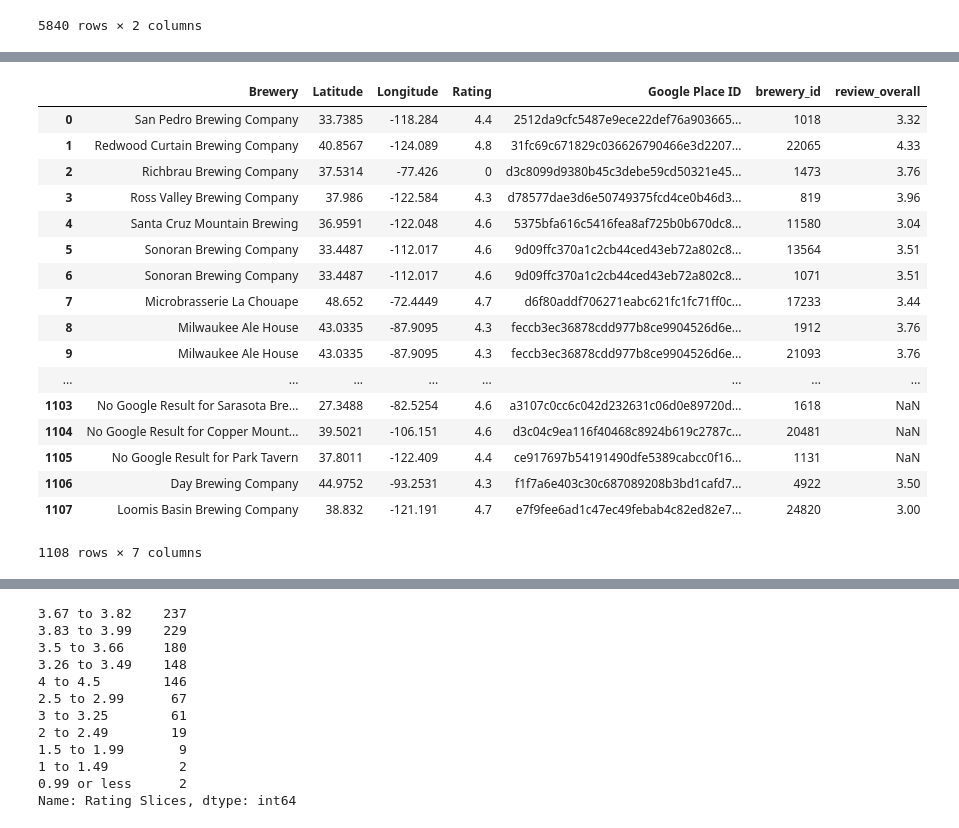
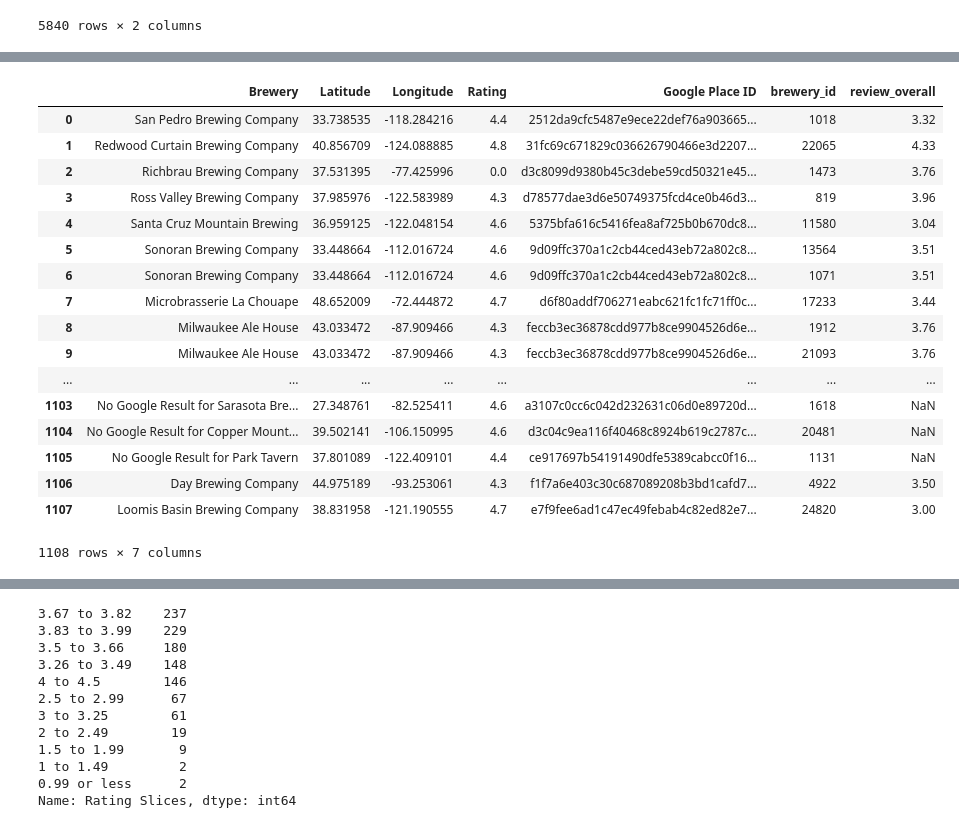
Before and after one commit to kreitlerj/Beer-Data-Project, a Jupyter notebook: Carlos Clean.ipynb, the cells around one changed output, grey strips where cells are left out. Saved outputs shown, nothing was run; the diff lists cells and outputs as text; code cells hidden in the pictures.

```diff
--- a/Carlos Clean.ipynb
+++ b/Carlos Clean.ipynb
@@ -358,0 +323,3 @@ google_df.to_csv('../beer_resources/google_df.csv')
+# %%
+google_df = pd.read_csv('../beer_resources/google_df.csv')
+google_df
@@ -359,4 +345,8 @@ google_df.to_csv('../beer_resources/google_df.csv')
 # %%
 google_df = google_df[~google_df['Latitude'].astype(str).str.contains('No Google Result')]
-google_df
+google_df = google_df.drop(columns='Unnamed: 0')
+google_df['Latitude'] = google_df.Latitude.astype(float)
+google_df['Longitude'] = google_df.Longitude.astype(float)
+google_df['Rating'] = google_df.Rating.astype(float)
+google_df.dtypes
 # %% [output]
@@ -403,28 +362,28 @@ final_google_df
 # %%
 us_df = final_google_df.loc[final_google_df['Latitude'] <= 49.3457868, :]
-us_df = us_df.loc[final_google_df['Latitude'] >= 24.7433195, :]
-us_df = us_df.loc[final_google_df['Longitude'] <= -66.9513812, :]
-us_df = us_df.loc[final_google_df['Longitude'] >= -124.7844079, :]
+us_df = us_df.loc[us_df['Latitude'] >= 24.7433195, :]
+us_df = us_df.loc[us_df['Longitude'] <= -66.9513812, :]
+us_df = us_df.loc[us_df['Longitude'] >= -124.7844079, :]
 us_df = pd.merge(us_df, average_rating_df, on='Brewery', how='left')
 us_df
 # %% [output]
 |  | Brewery | Latitude | Longitude | Rating | Google Place ID | brewery_id | review_overall |
-| 0 | San Pedro Brewing Company | 33.7385 | -118.284 | 4.4 | 2512da9cfc5487e9ece22def76a903665... | 1018 | 3.32 |
-| 1 | Redwood Curtain Brewing Company | 40.8567 | -124.089 | 4.8 | 31fc69c671829c036626790466e3d2207... | 22065 | 4.33 |
-| 2 | Richbrau Brewing Company | 37.5314 | -77.426 | 0 | d3c8099d9380b45c3debe59cd50321e45... | 1473 | 3.76 |
-| 3 | Ross Valley Brewing Company | 37.986 | -122.584 | 4.3 | d78577dae3d6e50749375fcd4ce0b46d3... | 819 | 3.96 |
-| 4 | Santa Cruz Mountain Brewing | 36.9591 | -122.048 | 4.6 | 5375bfa616c5416fea8af725b0b670dc8... | 11580 | 3.04 |
-| 5 | Sonoran Brewing Company | 33.4487 | -112.017 | 4.6 | 9d09ffc370a1c2cb44ced43eb72a802c8... | 13564 | 3.51 |
-| 6 | Sonoran Brewing Company | 33.4487 | -112.017 | 4.6 | 9d09ffc370a1c2cb44ced43eb72a802c8... | 1071 | 3.51 |
-| 7 | Microbrasserie La Chouape | 48.652 | -72.4449 | 4.7 | d6f80addf706271eabc621fc1fc71ff0c... | 17233 | 3.44 |
-| 8 | Milwaukee Ale House | 43.0335 | -87.9095 | 4.3 | feccb3ec36878cdd977b8ce9904526d6e... | 1912 | 3.76 |
-| 9 | Milwaukee Ale House | 43.0335 | -87.9095 | 4.3 | feccb3ec36878cdd977b8ce9904526d6e... | 21093 | 3.76 |
+| 0 | San Pedro Brewing Company | 33.738535 | -118.284216 | 4.4 | 2512da9cfc5487e9ece22def76a903665... | 1018 | 3.32 |
+| 1 | Redwood Curtain Brewing Company | 40.856709 | -124.088885 | 4.8 | 31fc69c671829c036626790466e3d2207... | 22065 | 4.33 |
+| 2 | Richbrau Brewing Company | 37.531395 | -77.425996 | 0.0 | d3c8099d9380b45c3debe59cd50321e45... | 1473 | 3.76 |
+| 3 | Ross Valley Brewing Company | 37.985976 | -122.583989 | 4.3 | d78577dae3d6e50749375fcd4ce0b46d3... | 819 | 3.96 |
+| 4 | Santa Cruz Mountain Brewing | 36.959125 | -122.048154 | 4.6 | 5375bfa616c5416fea8af725b0b670dc8... | 11580 | 3.04 |
+| 5 | Sonoran Brewing Company | 33.448664 | -112.016724 | 4.6 | 9d09ffc370a1c2cb44ced43eb72a802c8... | 13564 | 3.51 |
+| 6 | Sonoran Brewing Company | 33.448664 | -112.016724 | 4.6 | 9d09ffc370a1c2cb44ced43eb72a802c8... | 1071 | 3.51 |
+| 7 | Microbrasserie La Chouape | 48.652009 | -72.444872 | 4.7 | d6f80addf706271eabc621fc1fc71ff0c... | 17233 | 3.44 |
+| 8 | Milwaukee Ale House | 43.033472 | -87.909466 | 4.3 | feccb3ec36878cdd977b8ce9904526d6e... | 1912 | 3.76 |
+| 9 | Milwaukee Ale House | 43.033472 | -87.909466 | 4.3 | feccb3ec36878cdd977b8ce9904526d6e... | 21093 | 3.76 |
 | ... | ... | ... | ... | ... | ... | ... | ... |
-| 1103 | No Google Result for Sarasota Bre... | 27.3488 | -82.5254 | 4.6 | a3107c0cc6c042d232631c06d0e89720d... | 1618 | NaN |
-| 1104 | No Google Result for Copper Mount... | 39.5021 | -106.151 | 4.6 | d3c04c9ea116f40468c8924b619c2787c... | 20481 | NaN |
-| 1105 | No Google Result for Park Tavern | 37.8011 | -122.409 | 4.4 | ce917697b54191490dfe5389cabcc0f16... | 1131 | NaN |
-| 1106 | Day Brewing Company | 44.9752 | -93.2531 | 4.3 | f1f7a6e403c30c687089208b3bd1cafd7... | 4922 | 3.50 |
-| 1107 | Loomis Basin Brewing Company | 38.832 | -121.191 | 4.7 | e7f9fee6ad1c47ec49febab4c82ed82e7... | 24820 | 3.00 |
+| 1103 | No Google Result for Sarasota Bre... | 27.348761 | -82.525411 | 4.6 | a3107c0cc6c042d232631c06d0e89720d... | 1618 | NaN |
+| 1104 | No Google Result for Copper Mount... | 39.502141 | -106.150995 | 4.6 | d3c04c9ea116f40468c8924b619c2787c... | 20481 | NaN |
+| 1105 | No Google Result for Park Tavern | 37.801089 | -122.409101 | 4.4 | ce917697b54191490dfe5389cabcc0f16... | 1131 | NaN |
+| 1106 | Day Brewing Company | 44.975189 | -93.253061 | 4.3 | f1f7a6e403c30c687089208b3bd1cafd7... | 4922 | 3.50 |
+| 1107 | Loomis Basin Brewing Company | 38.831958 | -121.190555 | 4.7 | e7f9fee6ad1c47ec49febab4c82ed82e7... | 24820 | 3.00 |
 1108 rows × 7 columns
 # %%
 bins = [0, 1, 1.5, 2, 2.5, 3, 3.26, 3.5, 3.67, 3.83, 4, 4.5]
```
Also changed, not shown: parts of 19 cells of this notebook, 1 other file.
